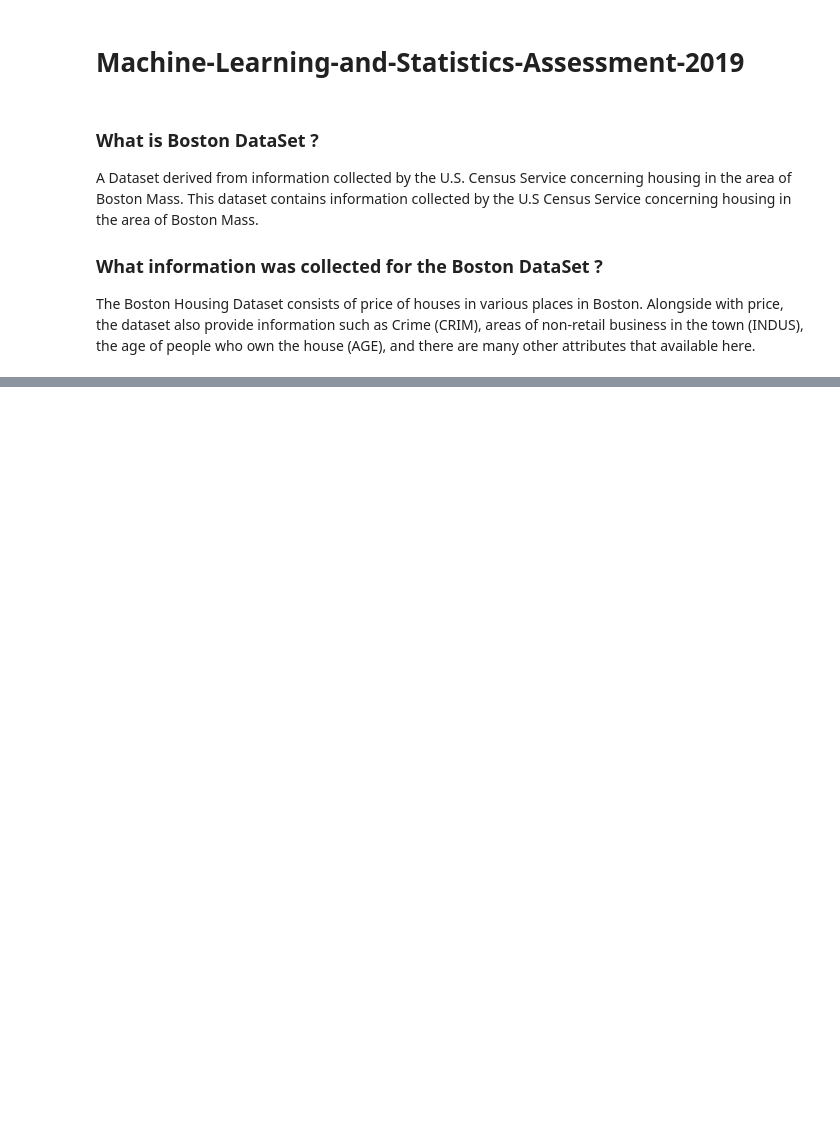
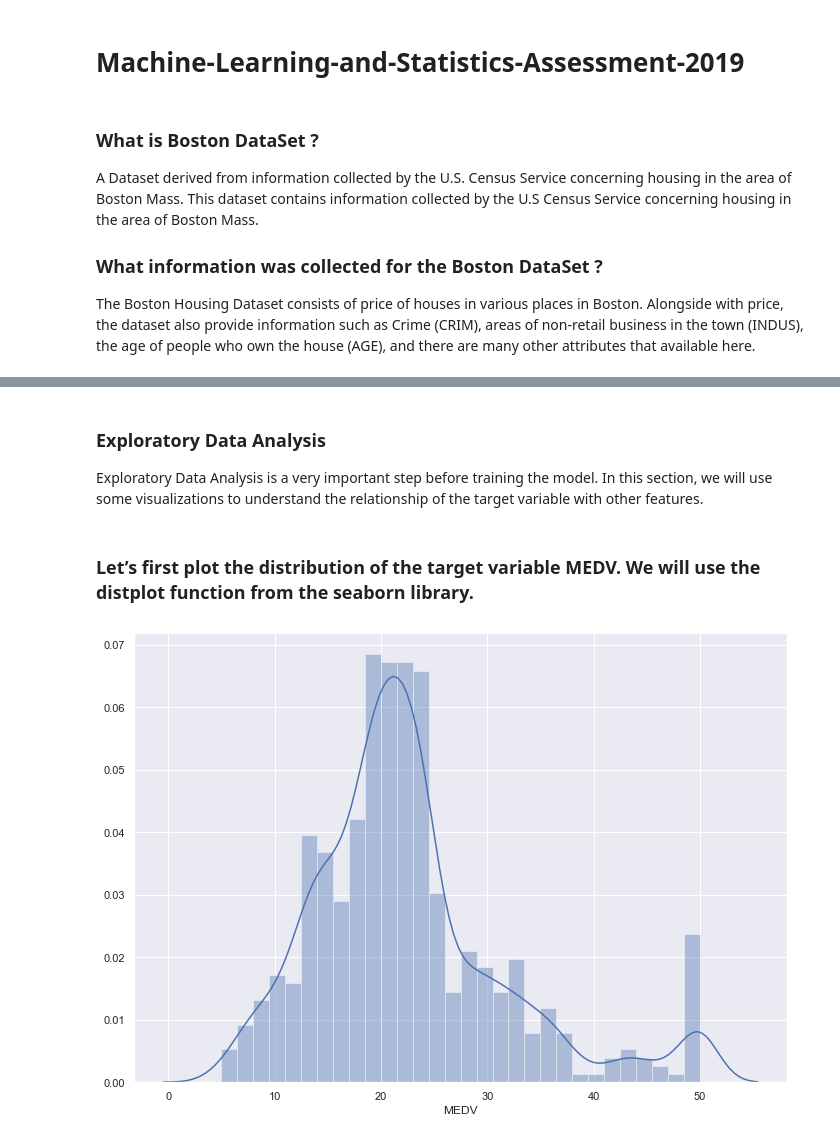
Before and after one commit to MarianneLawless/Machine-Learning-and-Statistics-Assessment-2019, a Jupyter notebook: Machine-Learning-and-Statistics-Assessment-2019.ipynb, the cells around one changed output, grey strips where cells are left out. Drawn from its saved outputs; the diff is of its cells as text; code cells hidden in the pictures; blank space fills up the shorter version.

Commit message:
woked on some Analysis of the dataset

```diff
--- a/Machine-Learning-and-Statistics-Assessment-2019.ipynb
+++ b/Machine-Learning-and-Statistics-Assessment-2019.ipynb
@@ -81,0 +38,4 @@ Miscellaneous Details
+# %%
+# Next, we will load the housing data from the scikit-learn library and understand it.
+from sklearn.datasets import load_boston
+boston_dataset = load_boston()
@@ -109,0 +72,3 @@ Data Set Characteristics:
+# %%
+boston = pd.DataFrame(boston_dataset.data, columns=boston_dataset.feature_names)
+boston.head()
@@ -109,0 +84,2 @@ Data Set Characteristics:
+# %%
+boston['MEDV'] = boston_dataset.target
@@ -109,0 +109,14 @@ Data Set Characteristics:
+# %% [markdown]
+### Exploratory Data Analysis
+
+Exploratory Data Analysis is a very important step before training the model. In this section, we will use some visualizations to understand the relationship of the target variable with other features.
+# %% [markdown]
+### Let’s first plot the distribution of the target variable MEDV. We will use the distplot function from the seaborn library.
+# %%
+sns.set(rc={'figure.figsize':(11.7,8.27)})
+sns.distplot(boston['MEDV'], bins=30)
+plt.show()
+
+# We see that the values of MEDV are distributed normally with few outliers.
+# %% [output]
+[figure, added]
```
Also changed, not shown: parts of 31 cells of this notebook.
